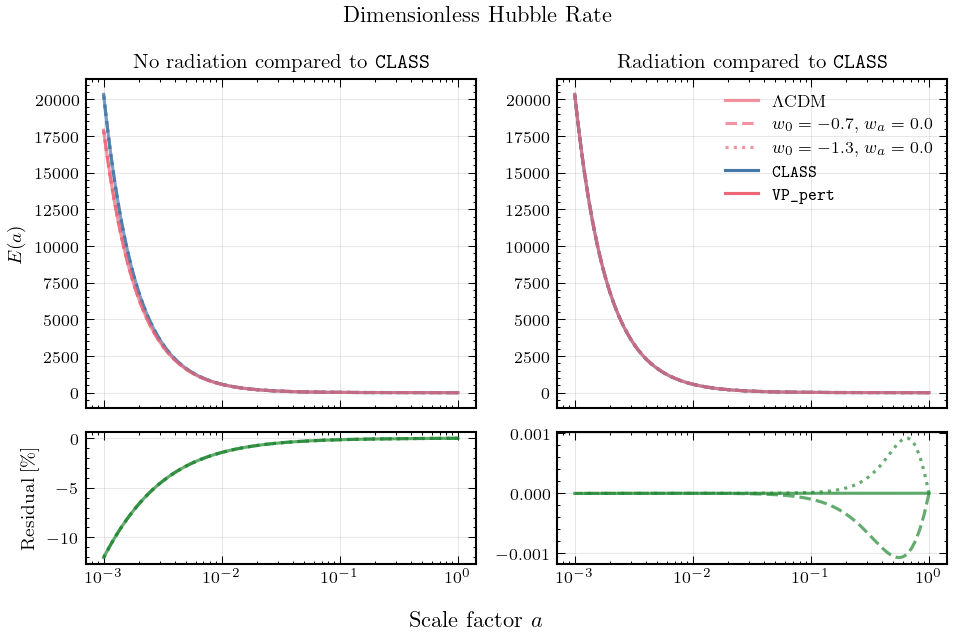
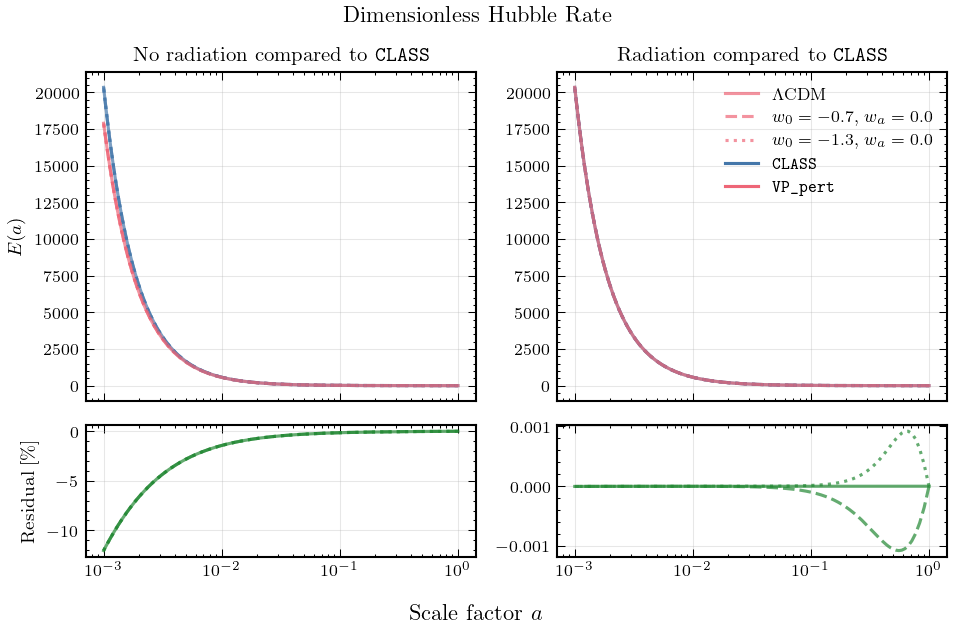
The change to this notebook cell's code, shown as a diff; its figure went from the first image to the second:
--- before
+++ after
@@ -34,5 +34,5 @@
     ax1[1].set_title(r'Radiation compared to \texttt{CLASS}')
     
-    fig.suptitle('Dimensionless Hubble Rate', y=0.93)
+    fig.suptitle('Dimensionless Hubble Rate', y=0.92)
     fig.supxlabel('Scale factor $a$', y=0.07)
     plt.tight_layout(rect=[0, 0.05, 1, 0.95])

Commit: new z_max